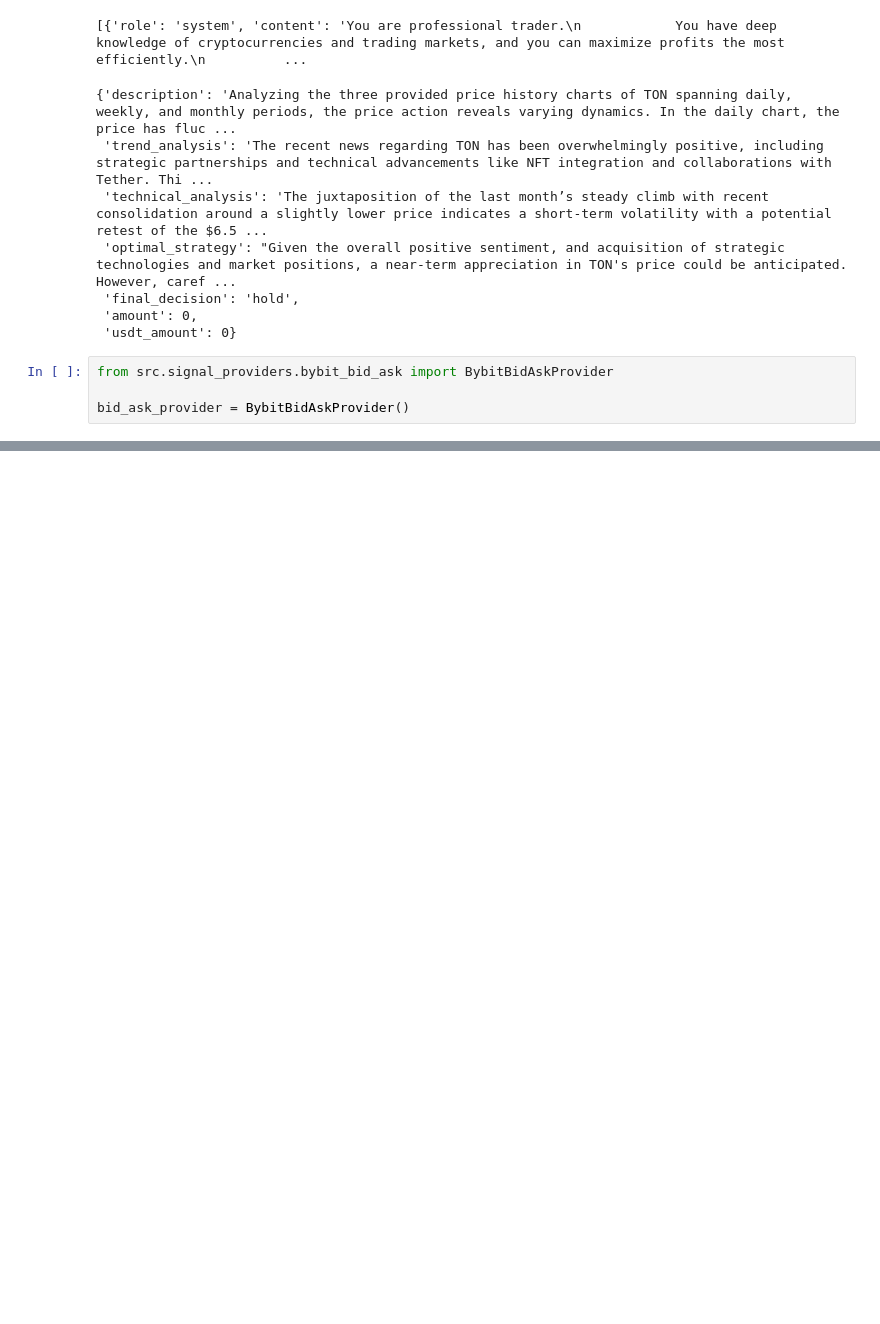
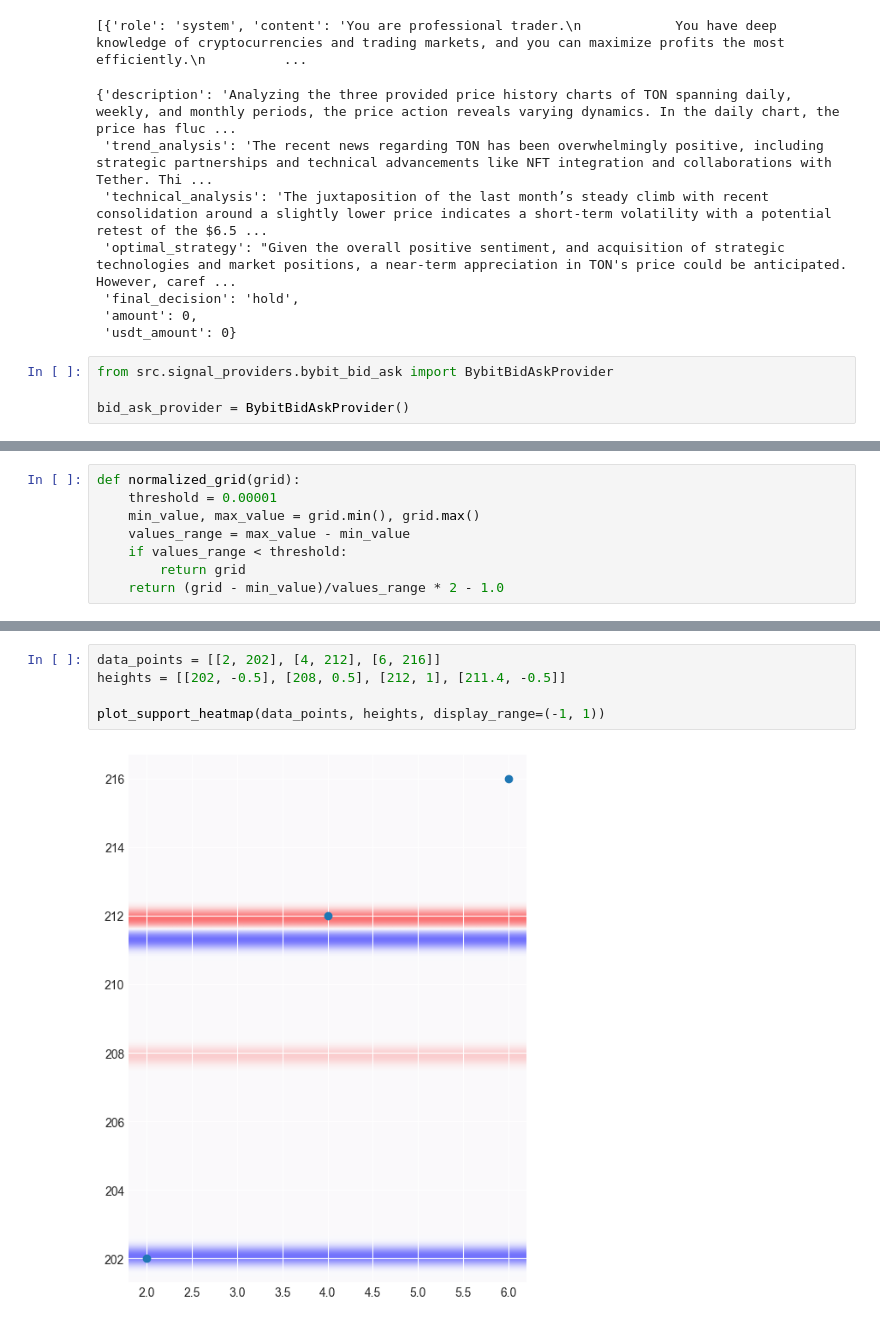
Before and after one commit to Altair200333/traderbor, a Jupyter notebook: notebooks/explore.ipynb, the cells around one changed output, grey strips where cells are left out. Cells and saved outputs as stored; diff of their text form; blank space fills up the shorter version.

```diff
--- a/notebooks/explore.ipynb
+++ b/notebooks/explore.ipynb
@@ -243,0 +177,8 @@ plt.show()
+# %%
+def normalized_grid(grid):
+    threshold = 0.00001
+    min_value, max_value = grid.min(), grid.max()
+    values_range = max_value - min_value
+    if values_range < threshold:
+        return grid
+    return (grid - min_value)/values_range * 2 - 1.0
@@ -243,0 +261,7 @@ plt.show()
+# %%
+data_points = [[2, 202], [4, 212], [6, 216]]
+heights = [[202, -0.5], [208, 0.5], [212, 1], [211.4, -0.5]]
+
+plot_support_heatmap(data_points, heights, display_range=(-1, 1))
+# %% [output]
+[figure, added]
```
Also changed, not shown: parts of 13 cells of this notebook.
